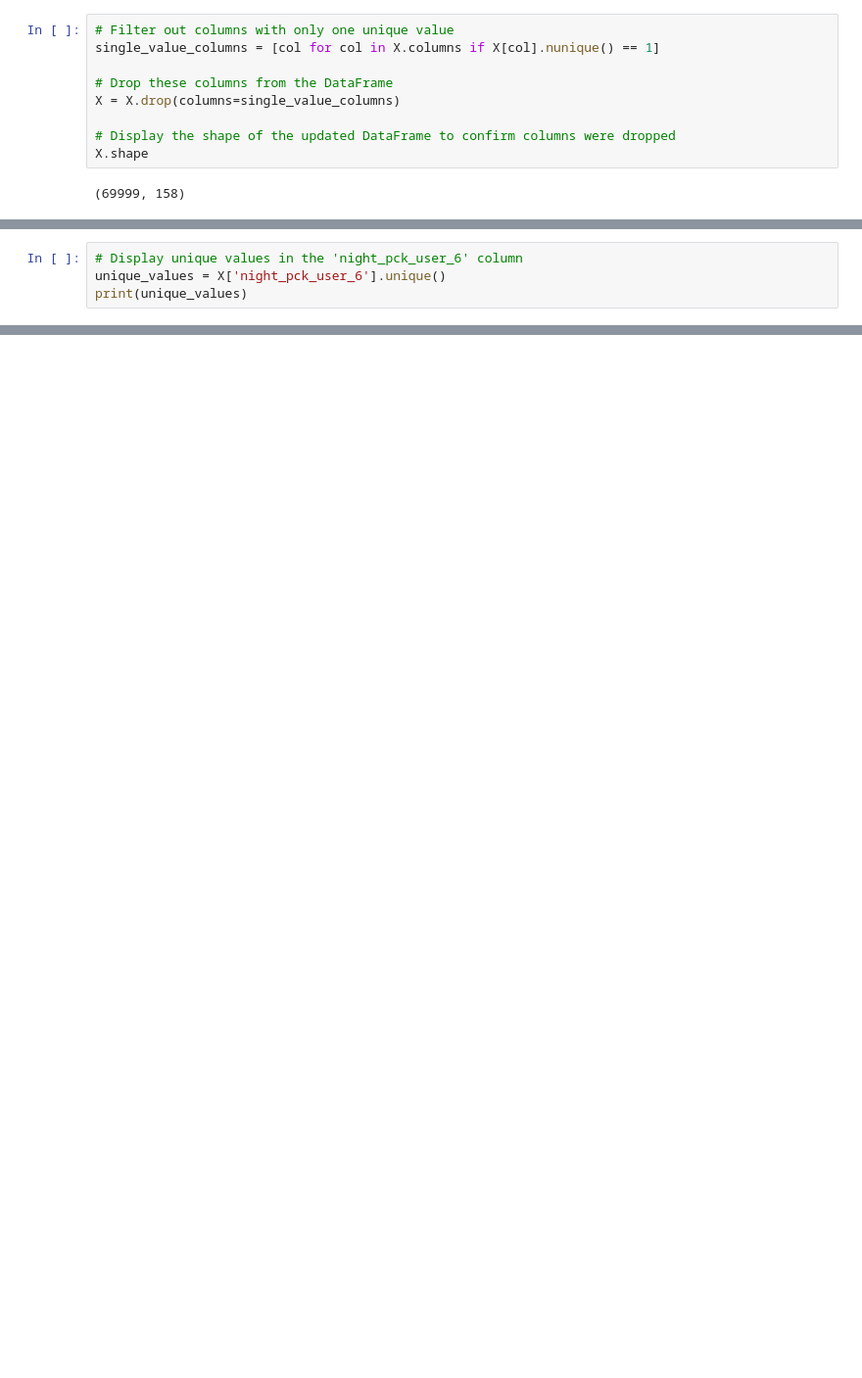
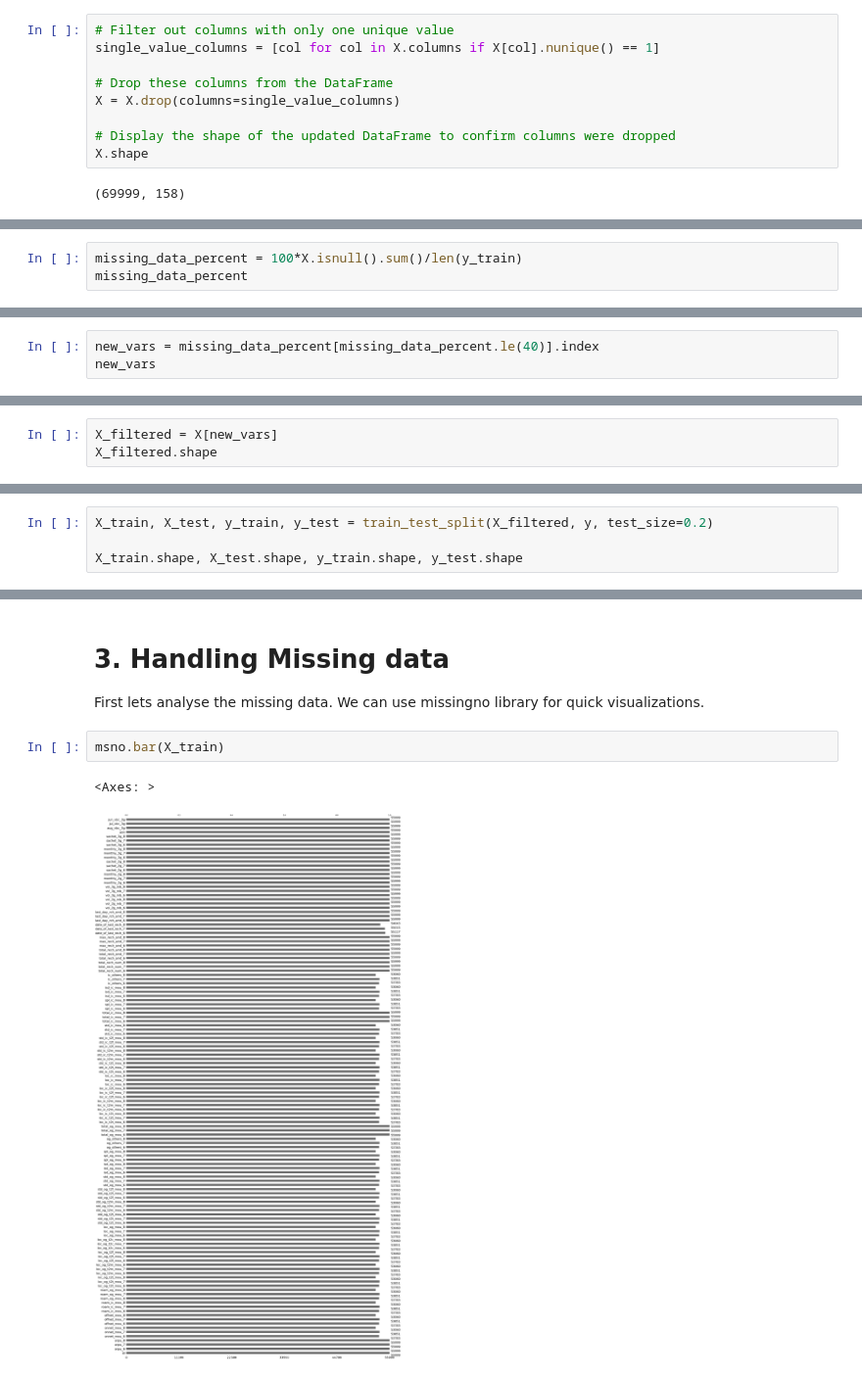
Before and after one commit to thomami244/Telecom_Churn_Case_Study_Hackathon, a Jupyter notebook: Telecom_Churn_Case_Study_Hackathon.ipynb, the cells around one changed output, grey strips where cells are left out. Shown at 98% size. Cells and saved outputs as stored; diff of their text form; blank space fills up the shorter version.

```diff
--- a/Telecom_Churn_Case_Study_Hackathon.ipynb
+++ b/Telecom_Churn_Case_Study_Hackathon.ipynb
@@ -149,0 +159,3 @@ X.shape
+# %%
+missing_data_percent = 100*X.isnull().sum()/len(y_train)
+missing_data_percent
@@ -149,0 +175,3 @@ X.shape
+# %%
+new_vars = missing_data_percent[missing_data_percent.le(40)].index
+new_vars
@@ -149,0 +186,3 @@ X.shape
+# %%
+X_filtered = X[new_vars]
+X_filtered.shape
@@ -150,5 +191,5 @@ X.shape
 # %%
-# Display unique values in the 'night_pck_user_6' column
-unique_values = X['night_pck_user_6'].unique()
-print(unique_values)
+X_train, X_test, y_train, y_test = train_test_split(X_filtered, y, test_size=0.2)
+
+X_train.shape, X_test.shape, y_train.shape, y_test.shape
 # %% [output]
@@ -155,0 +207,9 @@ print(unique_values)
+# %% [markdown]
+# 3. Handling Missing data
+
+First lets analyse the missing data. We can use missingno library for quick visualizations.
+# %%
+msno.bar(X_train)
+# %% [output]
+<Axes: >
+[figure, added]
```
Also changed, not shown: parts of 14 cells of this notebook.
